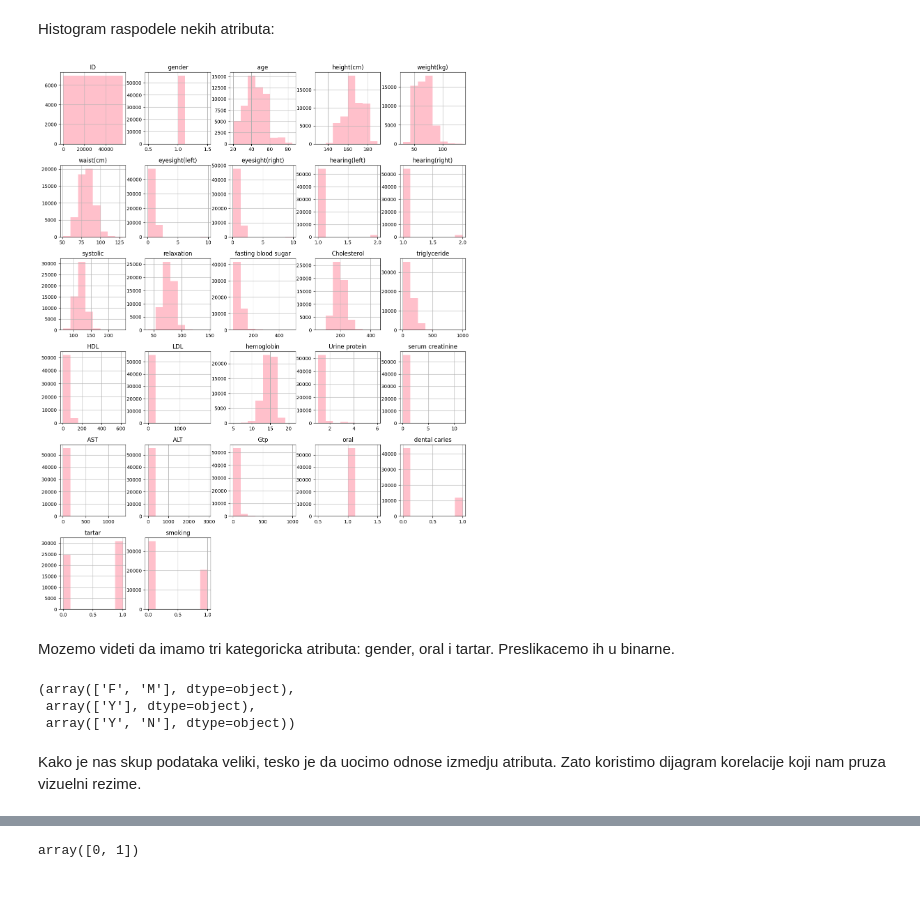
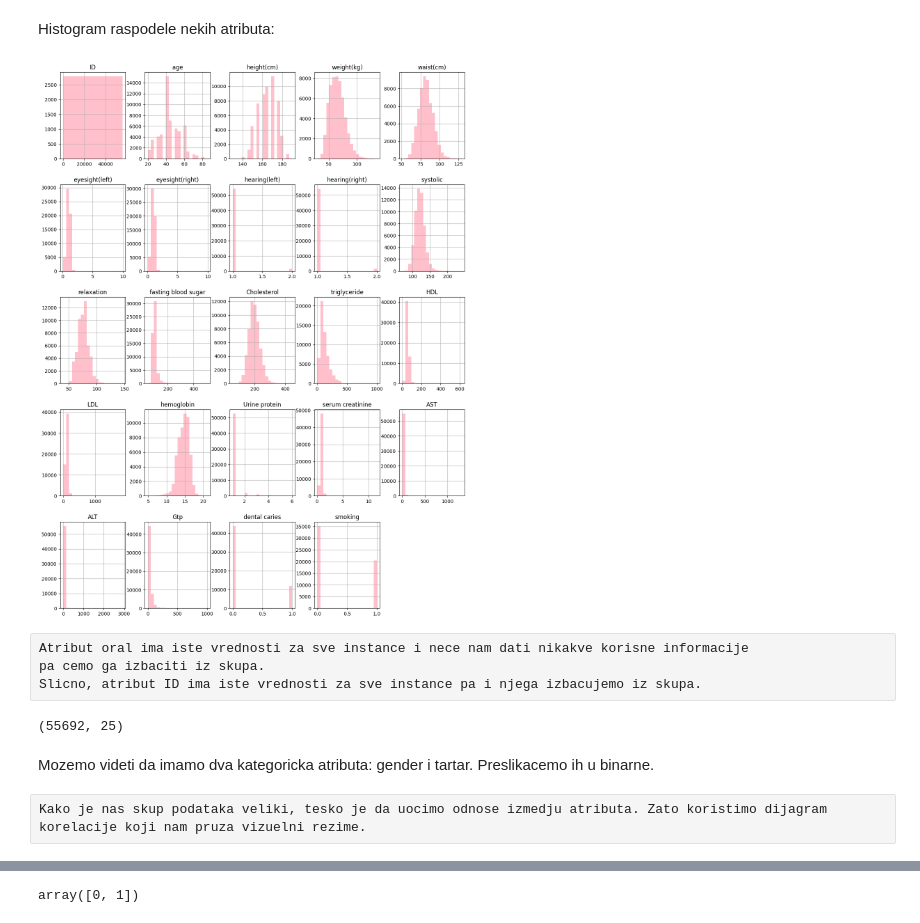
Before and after one commit to MATF-istrazivanje-podataka-1/2023_Data_Mining_Smoking_Dataset, a Jupyter notebook: analiza_podataka.ipynb, the cells around one changed output, grey strips where cells are left out. Cells and saved outputs as stored; diff of their text form; code cells hidden in the pictures; blank space fills up the shorter version.

```diff
--- a/analiza_podataka.ipynb
+++ b/analiza_podataka.ipynb
@@ -125,6 +125,10 @@ memory usage: 11.5+ MB
 # %% [markdown]
 Histogram raspodele nekih atributa:
 # %%
-h=pd.DataFrame.hist(data, figsize = (15,20), column = data.columns[:], color="pink", bins=8, xlabelsize=10, ylabelsize=10)
+h=pd.DataFrame.hist(data, figsize = (15,20), column = data.columns[:], color="pink", bins=20, xlabelsize=10, ylabelsize=10)
 # %% [output]
-[figure, old version]
+[figure, new version]
+# %% [raw]
+Atribut oral ima iste vrednosti za sve instance i nece nam dati nikakve korisne informacije
+pa cemo ga izbaciti iz skupa.
+Slicno, atribut ID ima iste vrednosti za sve instance pa i njega izbacujemo iz skupa.
@@ -131,11 +138,9 @@ h=pd.DataFrame.hist(data, figsize = (15,20), column = data.columns[:], color="pi
+# %%
+data.shape
+# %% [output]
+(55692, 25)
 # %% [markdown]
-Mozemo videti da imamo tri kategoricka atributa: gender, oral i tartar. Preslikacemo ih u binarne.
+Mozemo videti da imamo dva kategoricka atributa: gender i tartar. Preslikacemo ih u binarne.
 # %%
-oral = data['oral'].unique()
-gender = data['gender'].unique()
-tartar = data['tartar'].unique()
-gender, oral, tartar
+for col in ['gender','tartar']:
+    data[col] = LabelEncoder().fit_transform(data[col])
-# %% [output]
-(array(['F', 'M'], dtype=object),
- array(['Y'], dtype=object),
- array(['Y', 'N'], dtype=object))
@@ -148,5 +147,5 @@ data['tartar'] = data['tartar'].replace("N", 0)
-# %% [markdown]
-Kako je nas skup podataka veliki, tesko je da uocimo odnose izmedju atributa. Zato koristimo dijagram korelacije koji nam pruza vizuelni rezime.
+# %% [raw]
+Kako je nas skup podataka veliki, tesko je da uocimo odnose izmedju atributa. Zato koristimo dijagram korelacije koji nam pruza vizuelni rezime.
 # %%
 plt.figure(figsize=(15,12))
 
```
Also changed, not shown: parts of 20 cells of this notebook, 2 other files.
